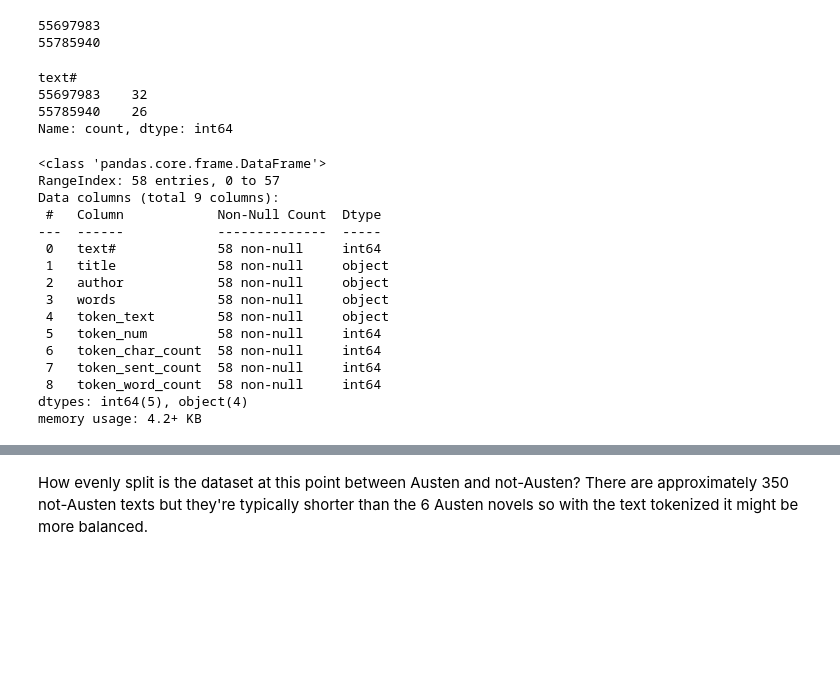
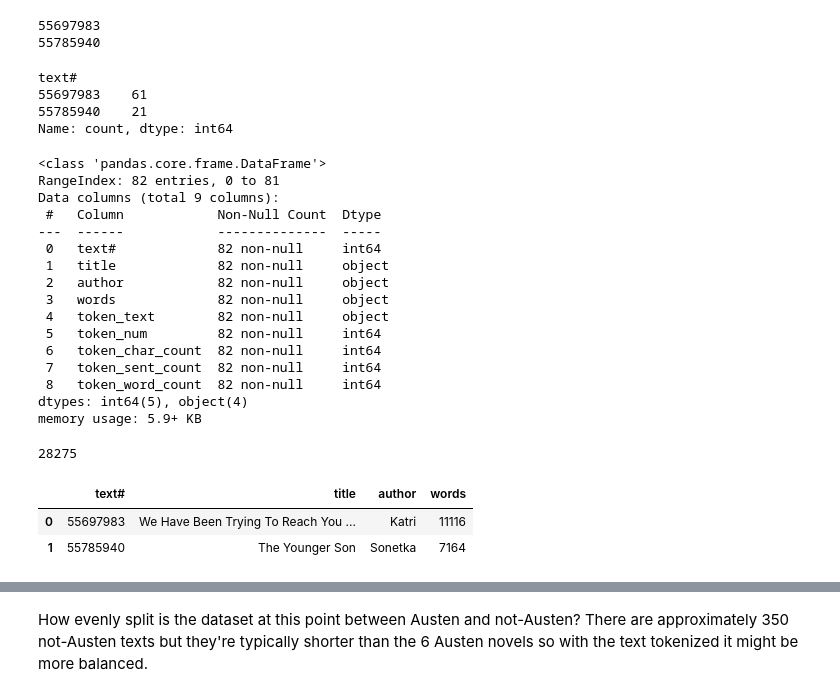
Before and after one commit to tfwhitesell/austen_revisited, a Jupyter notebook: notebooks/05_vectorizer_start.ipynb, the cells around one changed output, grey strips where cells are left out. Drawn from its saved outputs; the diff is of its cells as text; code cells hidden in the pictures; blank space fills up the shorter version.

```diff
--- a/notebooks/05_vectorizer_start.ipynb
+++ b/notebooks/05_vectorizer_start.ipynb
@@ -18,6 +27,9 @@ char_count = 0
 
 for sent in sentences:
 if char_count < token_size:
+# %%
+# remove comma from words column
+metadata['words'] = metadata['words'].str.replace(',', '')
 # %%
 import helper_functions as h
 
@@ -279,8 +291,8 @@ token_df['text#'].value_counts()
 # once I gave it enough variables everything worked correctly
 # %% [output]
 text#
-55697983    32
-55785940    26
+55697983    61
+55785940    21
 Name: count, dtype: int64
 # %%
 metadata_test_2 = pd.merge(metadata_test, token_df, on = 'text#')
@@ -288,18 +300,28 @@ metadata_test_2 = pd.merge(metadata_test, token_df, on = 'text#')
 metadata_test_2.info()
 # %% [output]
 <class 'pandas.core.frame.DataFrame'>
-RangeIndex: 58 entries, 0 to 57
+RangeIndex: 82 entries, 0 to 81
 Data columns (total 9 columns):
  #   Column            Non-Null Count  Dtype
 ---  ------            --------------  -----
- 0   text#             58 non-null     int64
- 1   title             58 non-null     object
- 2   author            58 non-null     object
- 3   words             58 non-null     object
- 4   token_text        58 non-null     object
- 5   token_num         58 non-null     int64
- 6   token_char_count  58 non-null     int64
- 7   token_sent_count  58 non-null     int64
- 8   token_word_count  58 non-null     int64
+ 0   text#             82 non-null     int64
+ 1   title             82 non-null     object
+ 2   author            82 non-null     object
+ 3   words             82 non-null     object
+ 4   token_text        82 non-null     object
+ 5   token_num         82 non-null     int64
+ 6   token_char_count  82 non-null     int64
+ 7   token_sent_count  82 non-null     int64
+ 8   token_word_count  82 non-null     int64
 dtypes: int64(5), object(4)
-memory usage: 4.2+ KB
+memory usage: 5.9+ KB
+# %%
+metadata_test_2['token_word_count'].sum()
+# %% [output]
+28275
+# %%
+metadata_test
+# %% [output]
+|  | text# | title | author | words |
+| 0 | 55697983 | We Have Been Trying To Reach You ... | Katri | 11116 |
+| 1 | 55785940 | The Younger Son | Sonetka | 7164 |
```
Also changed, not shown: parts of 5 cells of this notebook.
